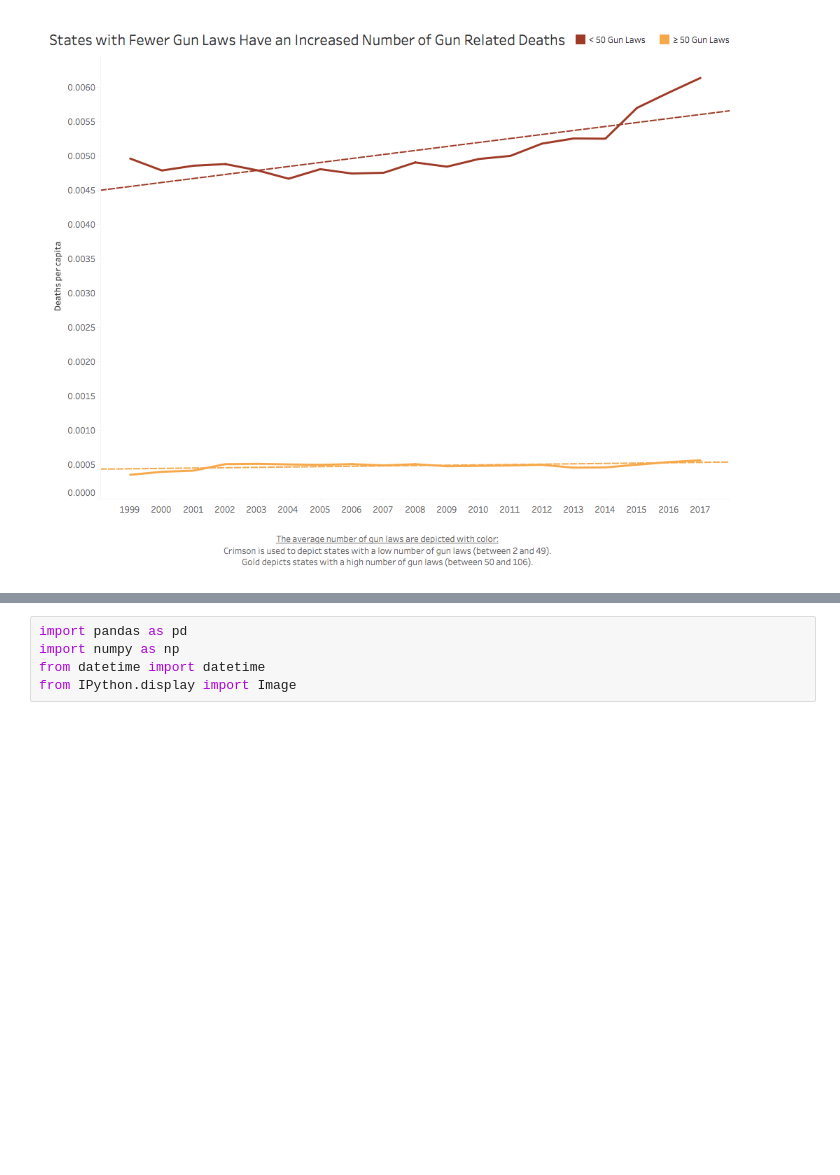
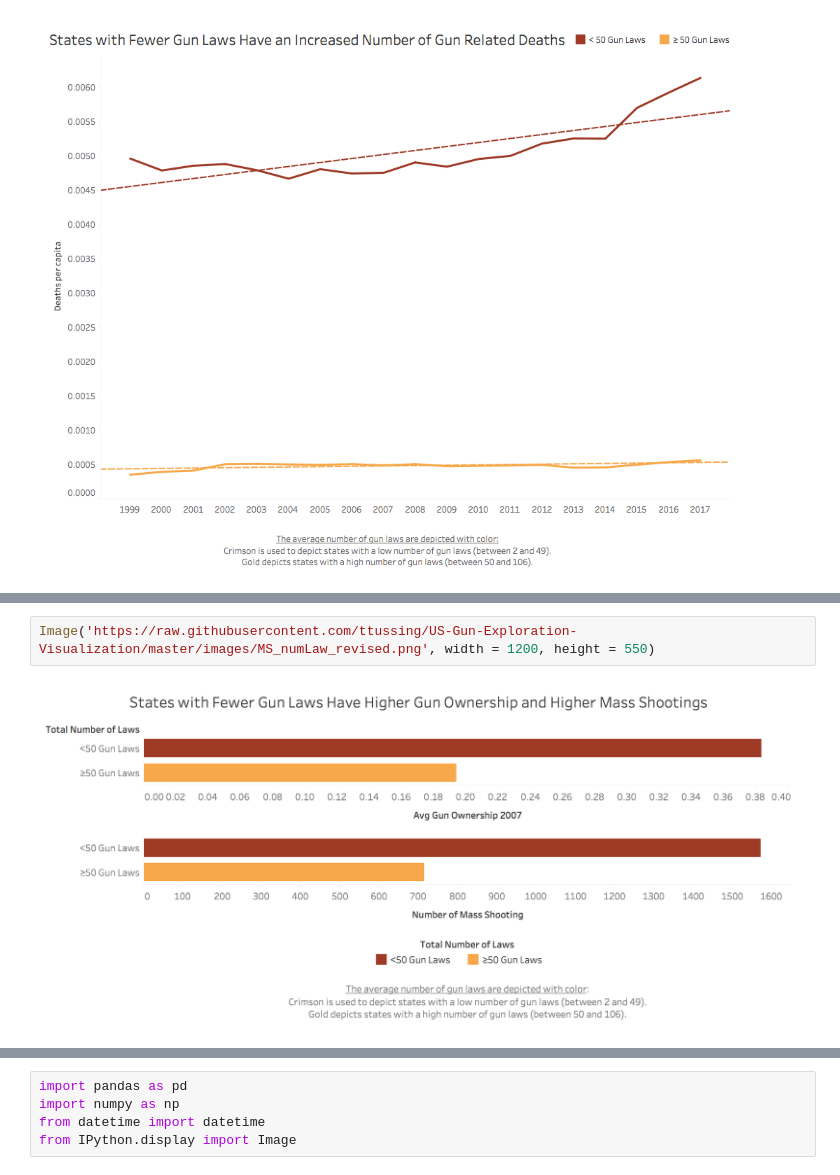
Before and after one commit to mayjai/US-Gun-Exploration-Visualization, a Jupyter notebook: Copy_of_US_Gun_Exploration.ipynb, the cells around one changed output, grey strips where cells are left out. Drawn from its saved outputs; the diff is of its cells as text; blank space fills up the shorter version.

```diff
--- a/Copy_of_US_Gun_Exploration.ipynb
+++ b/Copy_of_US_Gun_Exploration.ipynb
@@ -16,2 +20,6 @@ Image('https://raw.githubusercontent.com/ttussing/US-Gun-Exploration-Visualizati
 # %% [output]
 [figure]
+# %%
+Image('https://raw.githubusercontent.com/ttussing/US-Gun-Exploration-Visualization/master/images/MS_numLaw_revised.png', width = 1200, height = 550)
+# %% [output]
+[figure, added]
```
Also changed, not shown: parts of 7 cells of this notebook.
